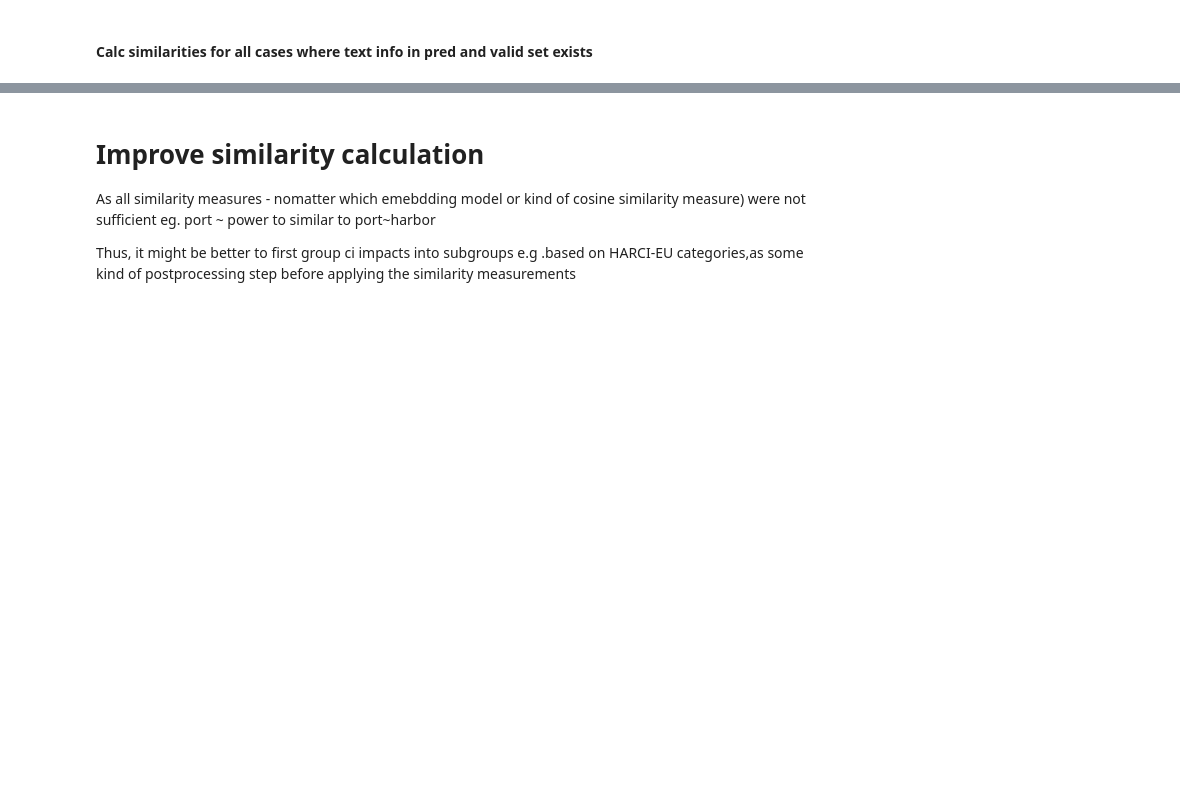
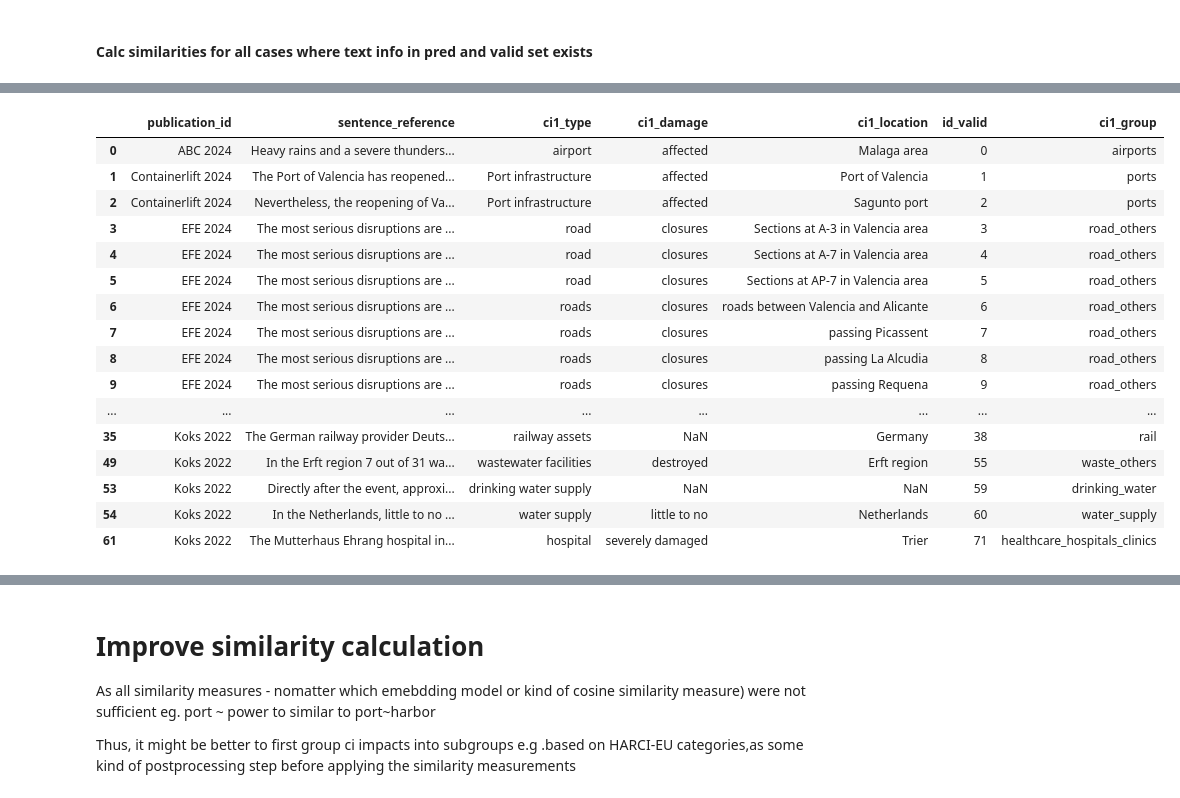
Before and after one commit to SWN-group-at-TU-Berlin/CI-impacts-information-retrieval, a Jupyter notebook: notebooks/llm_evaluation.ipynb, the cells around one changed output, grey strips where cells are left out. Saved outputs shown, nothing was run; the diff lists cells and outputs as text; code cells hidden in the pictures; blank space fills up the shorter version.

```diff
--- a/notebooks/llm_evaluation.ipynb
+++ b/notebooks/llm_evaluation.ipynb
@@ -140,4 +124,4 @@ for i in docs_list_sample:
     a, y, t = dc.extract_citation_info(i.name)
     citation_list.append(a + y)
 
-df_valid = df_valid[df_valid["publication_id"].isin(citation_list)]
+df_valid = df_valid_org[df_valid_org["publication_id"].isin(citation_list)]
@@ -182,0 +173,7 @@ df_pred.loc[df_pred["citation_id"]== "Krausmann 2014"] # Krausmann -> large hall
+# %%
+
+print(f"Dropping {df_valid.duplicated().sum()} duplicates in valid data")
+df_valid = df_valid.drop_duplicates()
+
+print(f"Dropping {df_pred.duplicated().sum()} duplicates in pred data")
+df_pred = df_pred.drop_duplicates()
@@ -183,3 +188,6 @@ df_pred.loc[df_pred["citation_id"]== "Krausmann 2014"] # Krausmann -> large hall
+# %%
+df_pred["id_pred"] = df_pred.reset_index().index
+df_valid["id_valid"] = df_valid.reset_index().index
 # %% [markdown]
 #### As FUNC. postprocess -make CI gsubgroups
 # %% [markdown]
@@ -322,12 +392,12 @@ Compile with `TORCH_USE_CUDA_DSA` to enable device-side assertions.
 # %%
 # unicode to ascii representation
 
-for col in ["infrastructure_type", "damage", "ci_entity", "geo_entity"]:
-    df_pred[col] = df_pred[col].apply(lambda x: unidecode(x) if isinstance(x, str) else x) # hanlde potential np.nan
+for col in ["infrastructure_group", "infrastructure_type", "damage", "ci_entity", "geo_entity"]:
+    df_pred[col] = df_pred[col].apply(lambda x: unidecode(x) if isinstance(x, str) else x) # handle potential np.nan
 
 
-for col in ["ci1_type", "ci1_damage", "ci1_location"]:
-    df_valid[col] = df_valid[col].apply(lambda x: unidecode(x) if isinstance(x, str) else x) # hanlde potential np.nan
+for col in ["ci1_group", "ci1_type", "ci1_damage", "ci1_location"]:
+    df_valid[col] = df_valid[col].apply(lambda x: unidecode(x) if isinstance(x, str) else x) # handle potential np.nan
 # %% [markdown]
 #### Merge prediction entries with potential validation entries (nth:1 pairs)
 # %%
@@ -574,0 +777,32 @@ Saving evaluation statistics, distribution plots, and scores to  location_smlrty
+# %%
+## fix FPs
+
+## get all pred cases which
+# rows in df_valid where sentence_reference appears as substring in at least one df_pred.chunk_text
+chunk_texts = df_pred["chunk_text"].dropna().astype(str)
+
+df_valid_2 = df_valid[
+    df_valid["sentence_reference"].fillna("").astype(str).apply(
+        lambda s: any(s and s in chunk for chunk in chunk_texts)
+    )
+]
+
+df_valid_2 # .shape (28, 7)
+# %% [output]
+|  | publication_id | sentence_reference | ci1_type | ci1_damage | ci1_location | id_valid | ci1_group |
+| 0 | ABC 2024 | Heavy rains and a severe thunders... | airport | affected | Malaga area | 0 | airports |
+| 1 | Containerlift 2024 | The Port of Valencia has reopened... | Port infrastructure | affected | Port of Valencia | 1 | ports |
+| 2 | Containerlift 2024 | Nevertheless, the reopening of Va... | Port infrastructure | affected | Sagunto port | 2 | ports |
+| 3 | EFE 2024 | The most serious disruptions are ... | road | closures | Sections at A-3 in Valencia area | 3 | road_others |
+| 4 | EFE 2024 | The most serious disruptions are ... | road | closures | Sections at A-7 in Valencia area | 4 | road_others |
+| 5 | EFE 2024 | The most serious disruptions are ... | road | closures | Sections at AP-7 in Valencia area | 5 | road_others |
+| 6 | EFE 2024 | The most serious disruptions are ... | roads | closures | roads between Valencia and Alicante | 6 | road_others |
+| 7 | EFE 2024 | The most serious disruptions are ... | roads | closures | passing Picassent | 7 | road_others |
+| 8 | EFE 2024 | The most serious disruptions are ... | roads | closures | passing La Alcudia | 8 | road_others |
+| 9 | EFE 2024 | The most serious disruptions are ... | roads | closures | passing Requena | 9 | road_others |
+| ... | ... | ... | ... | ... | ... | ... | ... |
+| 35 | Koks 2022 | The German railway provider Deuts... | railway assets | NaN | Germany | 38 | rail |
+| 49 | Koks 2022 | In the Erft region 7 out of 31 wa... | wastewater facilities | destroyed | Erft region | 55 | waste_others |
+| 53 | Koks 2022 | Directly after the event, approxi... | drinking water supply | NaN | NaN | 59 | drinking_water |
+| 54 | Koks 2022 | In the Netherlands, little to no ... | water supply | little to no | Netherlands | 60 | water_supply |
+| 61 | Koks 2022 | The Mutterhaus Ehrang hospital in... | hospital | severely damaged | Trier | 71 | healthcare_hospitals_clinics |
```
Also changed, not shown: parts of 52 cells of this notebook, 1 other file.
